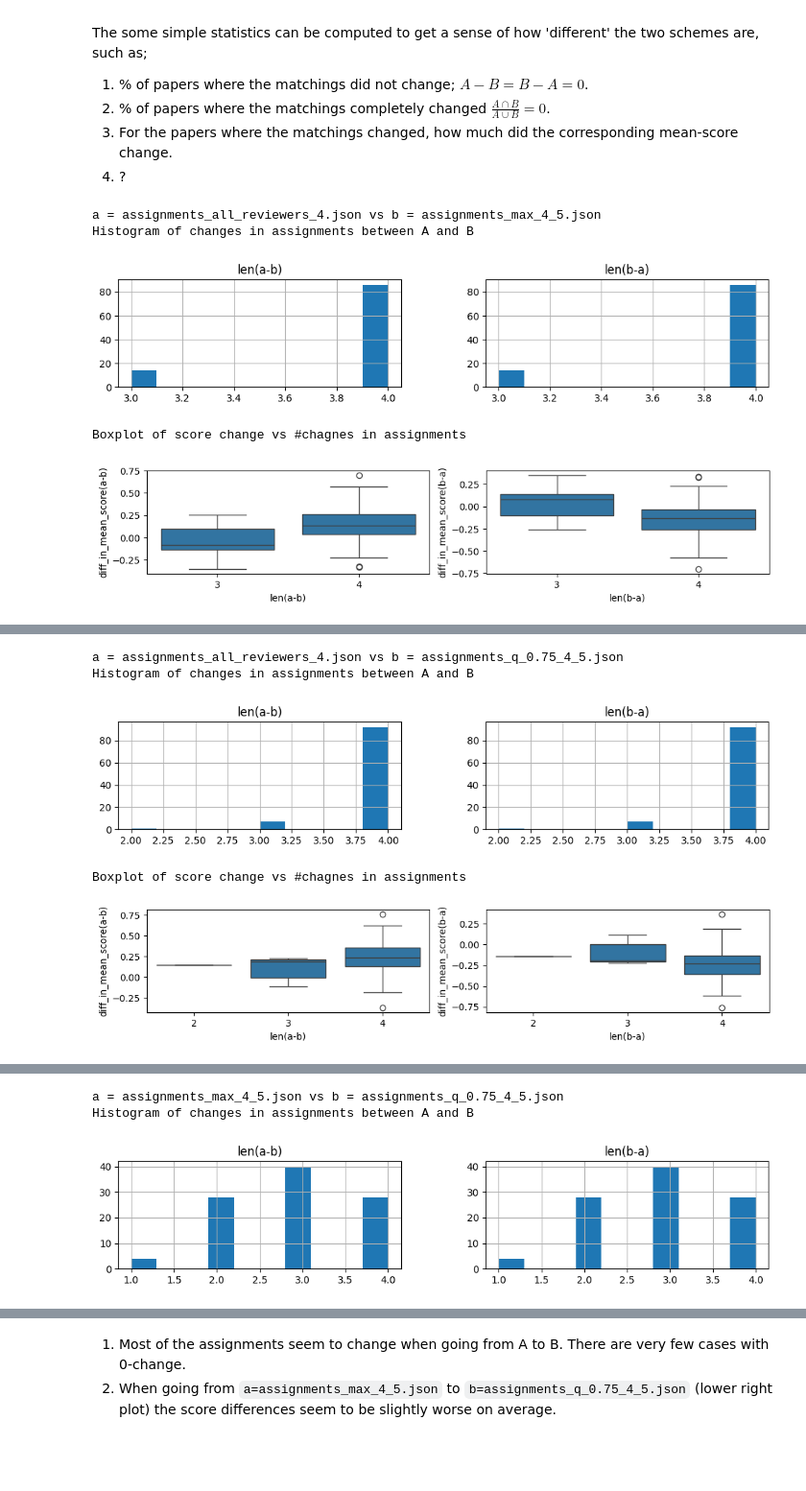
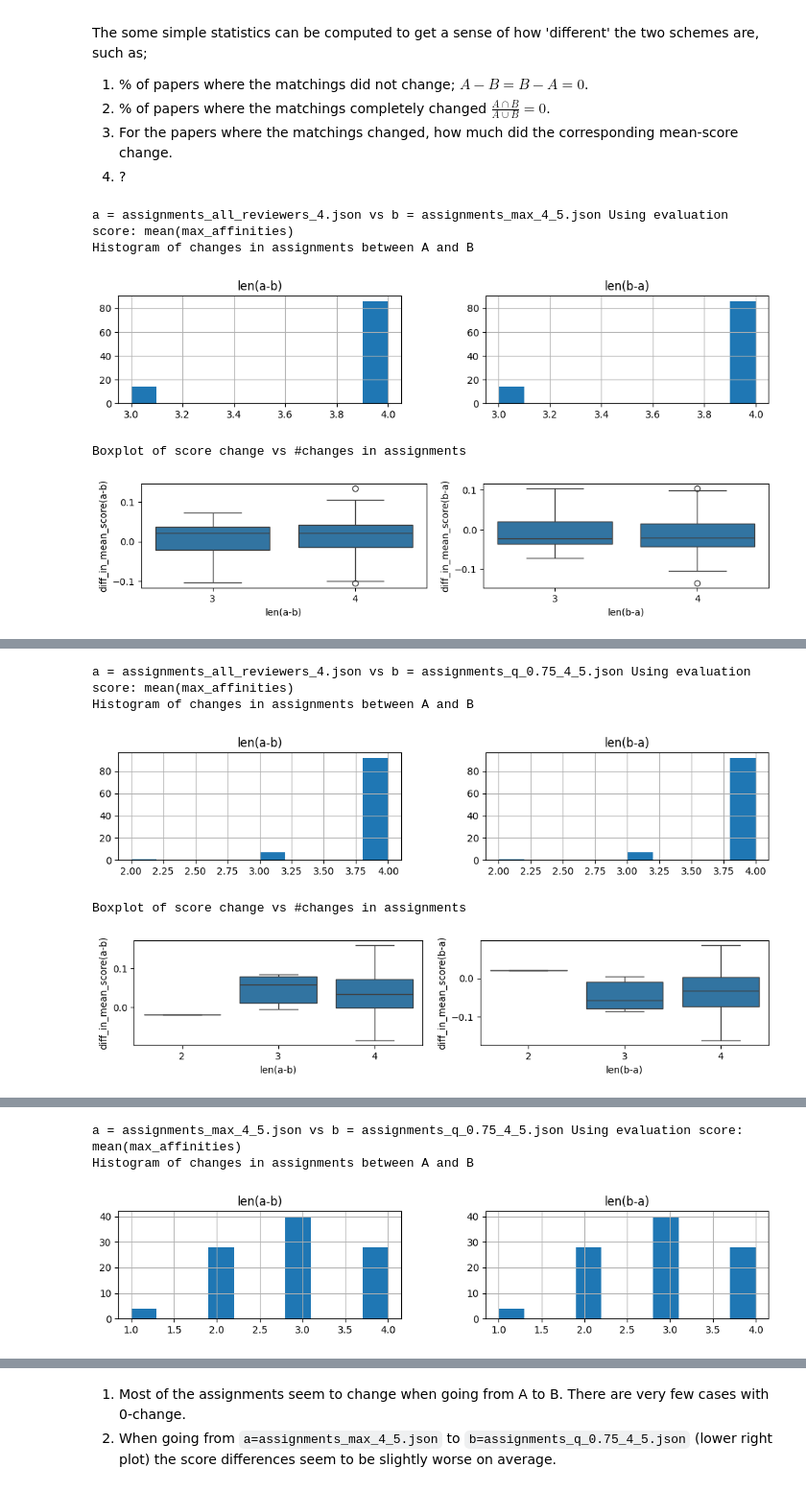
Before and after one commit to juan43ramirez/openreview-matcher, a Jupyter notebook: ICML2025/evaluate_matches.ipynb, the cells around one changed output, grey strips where cells are left out. Shown: that part at 96% size. Saved outputs shown, nothing was run; the diff lists cells and outputs as text; code cells hidden in the pictures; blank space fills up the shorter version.

```diff
--- a/ICML2025/evaluate_matches.ipynb
+++ b/ICML2025/evaluate_matches.ipynb
@@ -58,0 +116,6 @@ all_matchings = {fname: {'matchings': load_matchings_file(os.path.join(Cfg.root_
+# %%
+affinity_df = pd.read_csv(os.path.join(Cfg.root_dir, Cfg.scores_with_origin), header=None)
+affinity_df.columns = ['paper_id', 'reviewer_id', 'affinity_score', 'origin', 'reviewers_paper_id']
+affinity_df.set_index(['paper_id', 'reviewer_id'], inplace=True)
+affinity_df.sort_index(inplace=True)
+affinity_df.sample(4)
@@ -61,3 +138,9 @@ all_matchings = {fname: {'matchings': load_matchings_file(os.path.join(Cfg.root_
 
 - Mean score per paper and its standard deviation.
 - Lowest 5% quantile score
+# %%
+for matching_name, info in all_matchings.items():
+    matchings = info['matchings']
+    mdf = to_matchings_df(matchings)
+    mdf['quality_metrics'] = mdf.apply(lambda row: get_quality_metrics(row.paper_id, row.reviewers, affinity_df), axis=1)
+    all_matchings[matching_name]['matchings_df'] = mdf
@@ -124,26 +247,28 @@ For tail papers, check if
 3. ?
 # %%
 # Note: Manually selected looking at the distribution of std deviations.
-max_std = 0.10
+score_list_col, score_col, std_col, max_std = 'max_affinities', 'mean(max_affinities)', 'std(max_affinities)', 0.10
+display_cols = ['paper_id', 'reviewers', score_list_col, score_col, std_col, 'mean_top2(max_affinities)']
 for matching_name, info in all_matchings.items():
     df = info['matchings_df']
-    low_score, high_score = quantile_report(df, quantile)
-    low_df = df[df['mean_paper_score'] <= low_score]
-    e_df = low_df[low_df['std_paper_score'] > max_std].copy()
+    low_score, high_score = quantile_report(df, quantile, column=score_col)
+    low_df = df[df[score_col] <= low_score]
+    e_df = low_df[low_df[std_col] > max_std].copy()
     print(matching_name)
     # Are these papers low tail because some of the reviewrs have low scores?
     if len(e_df) == 0:
-        print(f"\tTest 1: There are no reviewers with low relative affinity score (score <= mean(paper) - std, std: {max_std})")
+        print(f"\tTest 1: There are NO reviewers with lowscore (score <= mean(paper) - std, std: {max_std})")
     else:
         # 1-std away from mean.
-        e_df['outlier_scores'] = e_df['scores'].apply(lambda scores: [x for x in scores if x < np.mean(scores) - max_std])
-        display(e_df)
+        print(f"\tTest 1: There are reviewers with low score (score <= mean(paper) - std, std: {max_std})")
+        e_df['outlier_scores'] = e_df[score_list_col].apply(lambda scores: [x for x in scores if x < np.mean(scores) - max_std])
+        display(e_df[display_cols + ['outlier_scores']])
     # Do all the reviewers have low score? Then the quality of overall reviews might be low.
-    f_df = low_df[low_df['std_paper_score'] < max_std].copy()
+    f_df = low_df[low_df[std_col] < max_std].copy()
     if len(f_df) > 0:
         print("\tTest 2: All the reviewers have low individual scores. " +
                   f"There are no 'high-affinity' reviewers. (std: {max_std})")
-        display(f_df)
+        display(f_df[display_cols])
     else:
         print("\tTest 2: There is at least one high affinity reviewer")
     hr()
@@ -223,7 +347,7 @@ def unique_product(sets):
         result.add(tuple(sorted(prod)))
     return result
 
-def compute_pairwise_stats(df_a, df_b):
+def compute_pairwise_stats(df_a, df_b, score_col):
     df_a = df_a.set_index('paper_id')
     df_b = df_b.set_index('paper_id')
     df_a.columns = [c + '_a' for c in df_a.columns]
@@ -236,51 +360,52 @@ def compute_pairwise_stats(df_a, df_b):
     df_join['len(a-b)'] = (df_join['set_reviewers_a'] - df_join['set_reviewers_b']).apply(lambda x: len(x))
     df_join['len(b-a)'] = (df_join['set_reviewers_b'] - df_join['set_reviewers_a']).apply(lambda x: len(x))
     df_join['inter/union'] = df_join.apply(lambda x: len(x.set_inter_ab) / len(x.set_union_ab), axis=1)
-    df_join['mean_score_a-mean_score_b'] = df_join.apply(lambda x: x.mean_paper_score_a - x.mean_paper_score_b, axis=1)
-    df_join['mean_score_b-mean_score_a'] = df_join.apply(lambda x: x.mean_paper_score_b - x.mean_paper_score_a, axis=1)
+    df_join['mean_score_a-mean_score_b'] = df_join.apply(lambda x: x[score_col + '_a'] - x[score_col + '_b'], axis=1)
+    df_join['mean_score_b-mean_score_a'] = df_join.apply(lambda x: x[score_col + '_b'] - x[score_col + '_a'], axis=1)
     return df_join[['len(a-b)', 'len(b-a)', 'inter/union', 'mean_score_b-mean_score_a', 'mean_score_a-mean_score_b']]
 
 sources = list(all_matchings.keys())
 source_pairs = unique_product(sources)
 # %%
+score_col = 'mean(max_affinities)'
 for (key_a, key_b) in source_pairs:
     # Debugging
     if key_a == key_b: continue
 
     df_a, df_b = all_matchings[key_a]['matchings_df'].copy(), all_matchings[key_b]['matchings_df'].copy()
-    print("a =", key_a, "vs", "b =", key_b)
-    stats = compute_pairwise_stats(df_a, df_b)
+    print("a =", key_a, "vs", "b =", key_b, 'Using evaluation score:', score_col)
+    stats = compute_pairwise_stats(df_a, df_b, score_col)
     # Visualize
     fig, axs = plt.subplots(1, 2, figsize=(12, 2))
     # If sizes of a and b are same, then these are identical
     stats.hist(column='len(a-b)', ax=axs[0])
     stats.hist(column='len(b-a)', ax=axs[1])
     print("Histogram of changes in assignments between A and B")
     #stats.hist(column='inter/union', ax=axs[2])
     plt.show()
-    print("Boxplot of score change vs #chagnes in assignments")
+    print("Boxplot of score change vs #changes in assignments")
     fig, axs = plt.subplots(1, 2, figsize=(12,2))
     # Note: Positive change means assignment under A was better
     sns.boxplot(data=stats, x='len(a-b)', y='mean_score_a-mean_score_b', ax=axs[0])
     axs[0].set_ylabel("diff_in_mean_score(a-b)")
     sns.boxplot(data=stats, x='len(b-a)', y='mean_score_b-mean_score_a', ax=axs[1])
     axs[1].set_ylabel("diff_in_mean_score(b-a)")
     plt.show()
     hr()
 # %% [output]
-a = assignments_all_reviewers_4.json vs b = assignments_max_4_5.json
+a = assignments_all_reviewers_4.json vs b = assignments_max_4_5.json Using evaluation score: mean(max_affinities)
 Histogram of changes in assignments between A and B
 [figure]
-Boxplot of score change vs #chagnes in assignments
+Boxplot of score change vs #changes in assignments
-[figure, old version]
+[figure, new version]
 [interactive output not drawn]
-a = assignments_all_reviewers_4.json vs b = assignments_q_0.75_4_5.json
+a = assignments_all_reviewers_4.json vs b = assignments_q_0.75_4_5.json Using evaluation score: mean(max_affinities)
 Histogram of changes in assignments between A and B
 [figure]
-Boxplot of score change vs #chagnes in assignments
+Boxplot of score change vs #changes in assignments
-[figure, old version]
+[figure, new version]
 [interactive output not drawn]
-a = assignments_max_4_5.json vs b = assignments_q_0.75_4_5.json
+a = assignments_max_4_5.json vs b = assignments_q_0.75_4_5.json Using evaluation score: mean(max_affinities)
 Histogram of changes in assignments between A and B
 [figure]
 ... (3 outputs left out)
```
Also changed, not shown: parts of 14 cells of this notebook, 1 other file.
